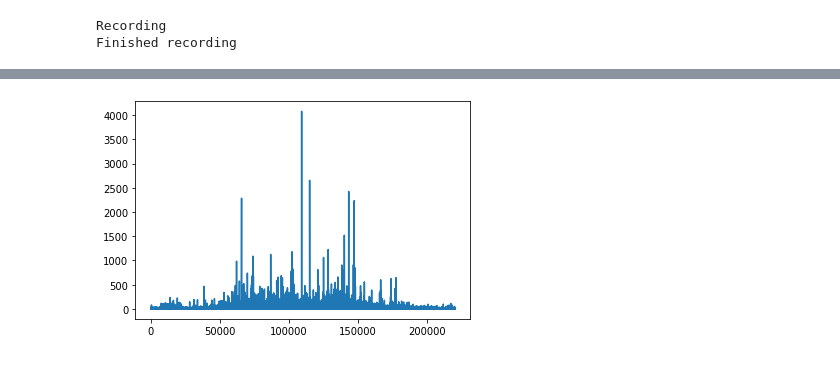
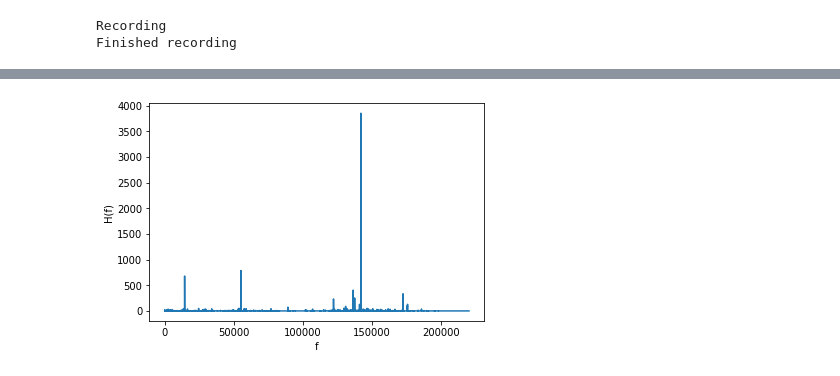
Before and after one commit to adamg-97/GF3-audio-modem, a Jupyter notebook: power_density_spectrum.ipynb, the cells around one changed output, grey strips where cells are left out. Cells and saved outputs as stored; diff of their text form; code cells hidden in the pictures.

```diff
--- a/power_density_spectrum.ipynb
+++ b/power_density_spectrum.ipynb
@@ -12,8 +13,9 @@ from operator import truediv
 # %%
 #generating white noise signal
 fs = 44100
-T = 5
-transmitted_noise = np.random.normal(0,1000,fs * 2 * T)
+T = 10
+
+transmitted_noise = np.random.normal(0,5000,fs * 2 * T)
 scipy.io.wavfile.write(r"noise.wav", fs, transmitted_noise.astype(np.int16))
 # %%
 Audio("noise.wav")
@@ -32,22 +37,21 @@ received_noise= scipy.io.wavfile.read('received_noise.wav', mmap=False)[1]
 #define auto and cross correlations
 transmitted_noise = transmitted_noise[:len(received_noise)]
 
-ac= scipy.signal.correlate(transmitted_noise, transmitted_noise, mode='full', method='auto')
-cc= scipy.signal.correlate(transmitted_noise, received_noise, mode='full', method='auto')
+ac= scipy.signal.correlate(transmitted_noise, transmitted_noise, mode='same', method='auto')
+cc= scipy.signal.correlate(transmitted_noise, received_noise, mode='same', method='auto')
 
 
-time = np.linspace(0, T, num= len(received_noise))
+time = np.linspace(0, T, num= len(ac))
 
 
 
-#plt.title('Autocorrelation of transmitted signal')
-#plt.plot(time, ac)
-#plt.show()
+plt.title('Autocorrelation of transmitted signal')
+plt.plot(time, ac)
+plt.show()
 
 plt.title('Crosscorrelation between received and transmitted signals')
-plt.plot(time, received_noise)
+plt.plot(time, cc)
 plt.show()
 
-len(cc)
-len(ac)
+print(len(cc) , len(ac))
 # %% [output]
@@ -76,15 +81,21 @@ plt.plot(freq,abs(dft_cc))
 # %%
 #finding psd
 
-psd = np.zeros_like(dft_cc)
+H = np.zeros_like(dft_cc)
 
 for i in range(len(dft_cc)):
-    psd[i] = dft_cc[i] / dft_ac[i]
+    H[i] = dft_cc[i] / dft_ac[i]
 
-freq = np.linspace(0,len(dft_ac),len(dft_ac))
+impulse_response = np.fft.ifft(H, n=None, axis=-1, norm=None)
+time = np.linspace(0,len(impulse_response), len(impulse_response))
+
+freq = np.linspace(0,len(H),len(H))
 
 plt.figure(1)
-plt.plot(freq, abs(psd))
+plt.plot(freq, abs(H))
+plt.ylabel('H(f)')
+plt.xlabel('f')
+plt.savefig('H(f)')
 plt.show()
 # %% [output]
-[figure, old version]
+[figure, new version]
```
Also changed, not shown: parts of 5 cells of this notebook, 1 other file.
